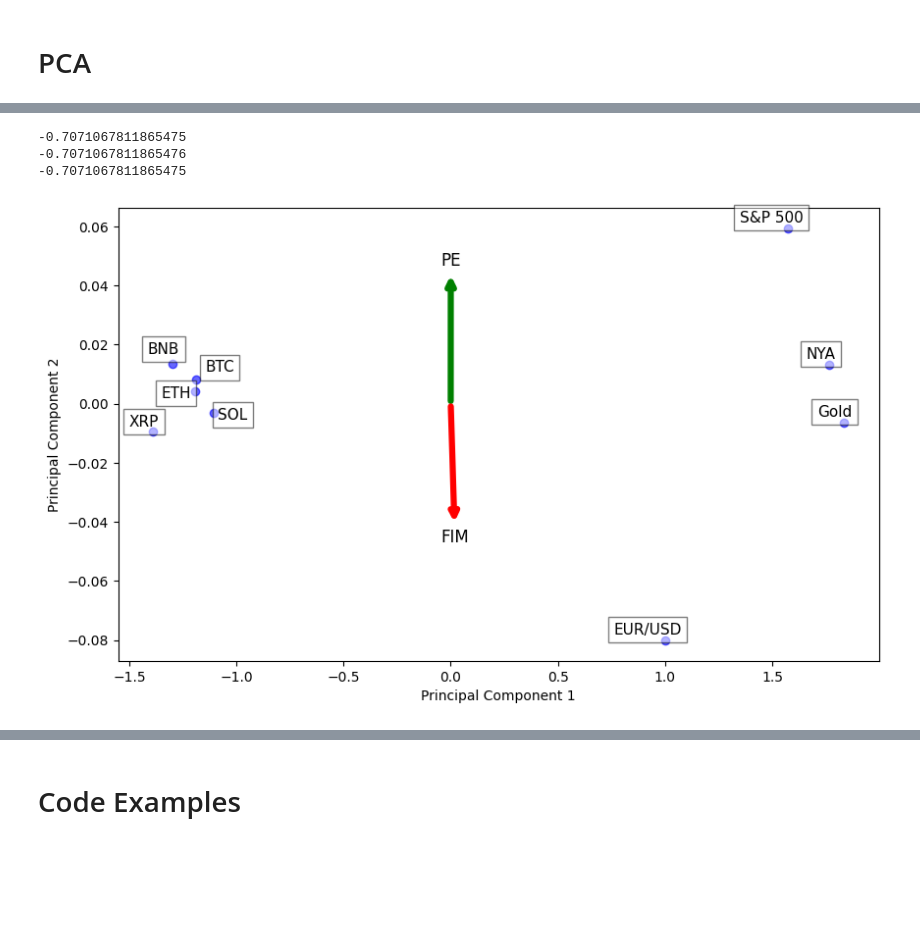
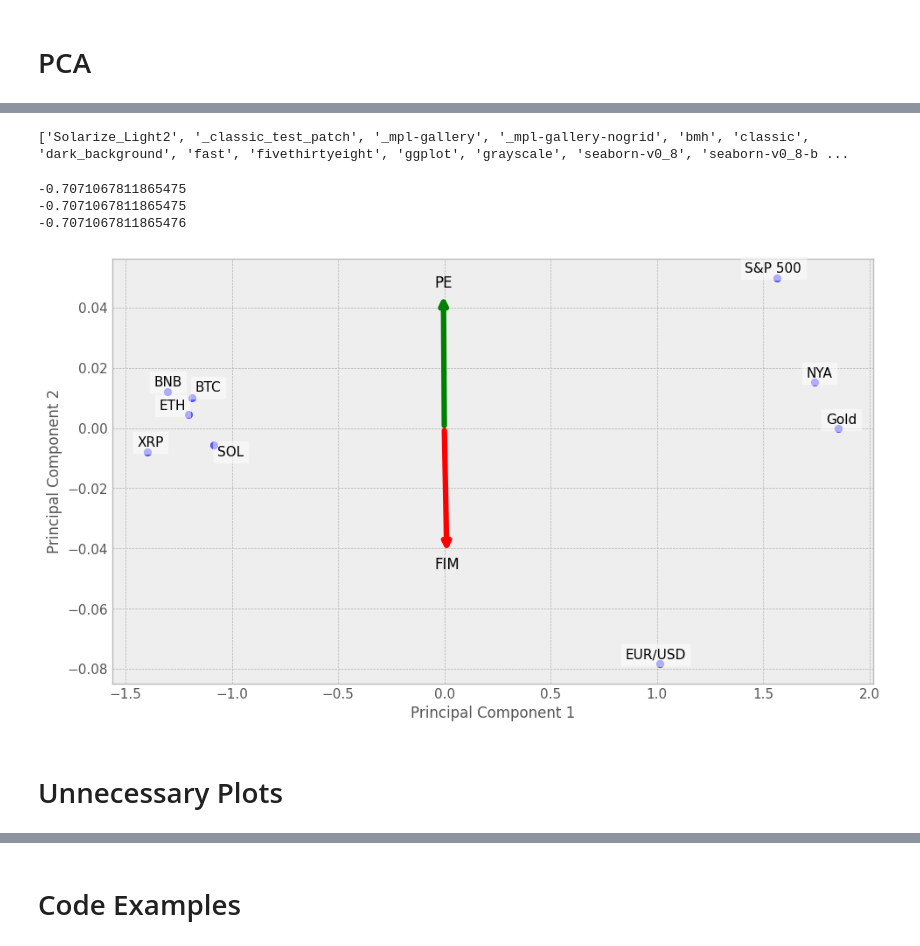
Before and after one commit to Traivok/bss, a Jupyter notebook: main.ipynb, the cells around one changed output, grey strips where cells are left out. Cells and saved outputs as stored; diff of their text form; code cells hidden in the pictures; blank space fills up the shorter version.

```diff
--- a/main.ipynb
+++ b/main.ipynb
@@ -459,6 +450,7 @@ plt.show()
 # %%
 import matplotlib #import patches
 from mfn.entropy import MFN
+#import matplotlib.pyplot as plt
 from math import sqrt
 from adjustText import adjust_text
 #matplotlib.use("WebAgg")
@@ -485,6 +477,9 @@ labels = [name for _, name in means]  # Labels
 
 # Plotting the points
 plt.figure(figsize=(10, 6))
+# figure size 15,6 is much better to vizualize but might not fit in every format later
+#plt.figure(figsize=(15, 6))
+
 plt.scatter(x, y, color='blue', alpha=0.6)
 
 #BEGIN IDEAL REGION
@@ -543,10 +538,13 @@ radius = 0.1 * (rf_pe[:7].max() - rf_fim[:7].min())  # Adjust radius size as nee
 print(f"{ideal_center_x}\n{ideal_center_y}")
 
 # Setting the axis labels and title
-plt.xlabel('Permutation Entropy')
-plt.ylabel('Fisher Information Measure')
+plt.xlabel('Permutation Entropy (PE)')
+plt.ylabel('Fisher Information Measure (FIM)')
 #plt.title('Permutation Entropy vs. Fisher Information Measure')
 plt.grid(False)
+# plt.style.use('fivethirtyeight')
+#plt.style.use('minimal')
+plt.style.use('seaborn-v0_8-whitegrid')
 plt.savefig(f'imgs/means_mfn.png')
 plt.show()
 
@@ -580,4 +578,10 @@ print(f"{df}\n{x[0]}\n{y[0]}\n{labels[0]}")
 BTC
+# %%
+import matplotlib.pyplot as plt
+
+print(plt.style.available)
+# %% [output]
+['Solarize_Light2', '_classic_test_patch', '_mpl-gallery', '_mpl-gallery-nogrid', 'bmh', 'classic', 'dark_background', 'fast', 'fivethirtyeight', 'ggplot', 'grayscale', 'seaborn-v0_8', 'seaborn-v0_8-b ...
 # %%
 import matplotlib.pyplot as plt
 import seaborn as sns
@@ -629,33 +633,37 @@ plt.figure(figsize=(10, 6))
 plt.scatter(mean_pca_df['PC1'], mean_pca_df['PC2'], color='blue', alpha=0.6)
 # Adding labels to the points
 texts = []
 for i, label in enumerate(mean_pca_df['group']):
     text = plt.text(mean_pca_df['PC1'][i], mean_pca_df['PC2'][i], label,bbox=dict(facecolor="white", alpha=0.5), fontsize=11, ha='center')
     texts.append(text)
 adjust_text(texts, force_text=(0.5,0.5), expand=(1.2,1.3), force_explode=(0.001,0.002), expand_axes=True,min_arrow_len=7)
 # Compute magnitudes of the PCA components
 magnitudes = np.linalg.norm(pca.components_, axis=1)
 
 for i, (pc1, pc2) in enumerate(pca.components_): # .annotate() doesn't mess with the scaling
     color = ['green', 'red'][i]
     plt.annotate('PE' if i == 0 else 'FIM', xy=(0, 0), xytext=(pc1/magnitudes[i] * 0.066, pc2/magnitudes[i] * 0.066),
              arrowprops=dict(facecolor=color, edgecolor=color, arrowstyle='<-', linewidth=4.5),
                 fontsize = 12)
     #plt.arrow(0, 0, pc1 / magnitudes[i] * 0.005, pc2 / magnitudes[i] * 0.005, color=color, head_length=0.08, head_width=0.08)
     #plt.text(pc1*0.1 , pc2*0.1, 'PE' if i == 0 else 'FIM', color='black', fontsize=10)
 
 print(pc1)
 print(pc2)
 print(pc1/magnitudes[0])
 # Setting the axis labels and title
 plt.xlabel('Principal Component 1')
 plt.ylabel('Principal Component 2')
 #plt.title('Mean PCA Results by Group')
-plt.grid(False)
+plt.grid(True)
+#plt.style.use('fivethirtyeight')
+plt.style.use('bmh')
 plt.savefig('imgs/pca_means.png')
 plt.show()
 # %% [output]
+-0.7071067811865475
 -0.7071067811865475
 -0.7071067811865476
--0.7071067811865475
-[figure, old version]
+[figure, new version]
+# %% [markdown]
+# Unnecessary Plots
```
Also changed, not shown: parts of 16 cells of this notebook, 59 other files.
